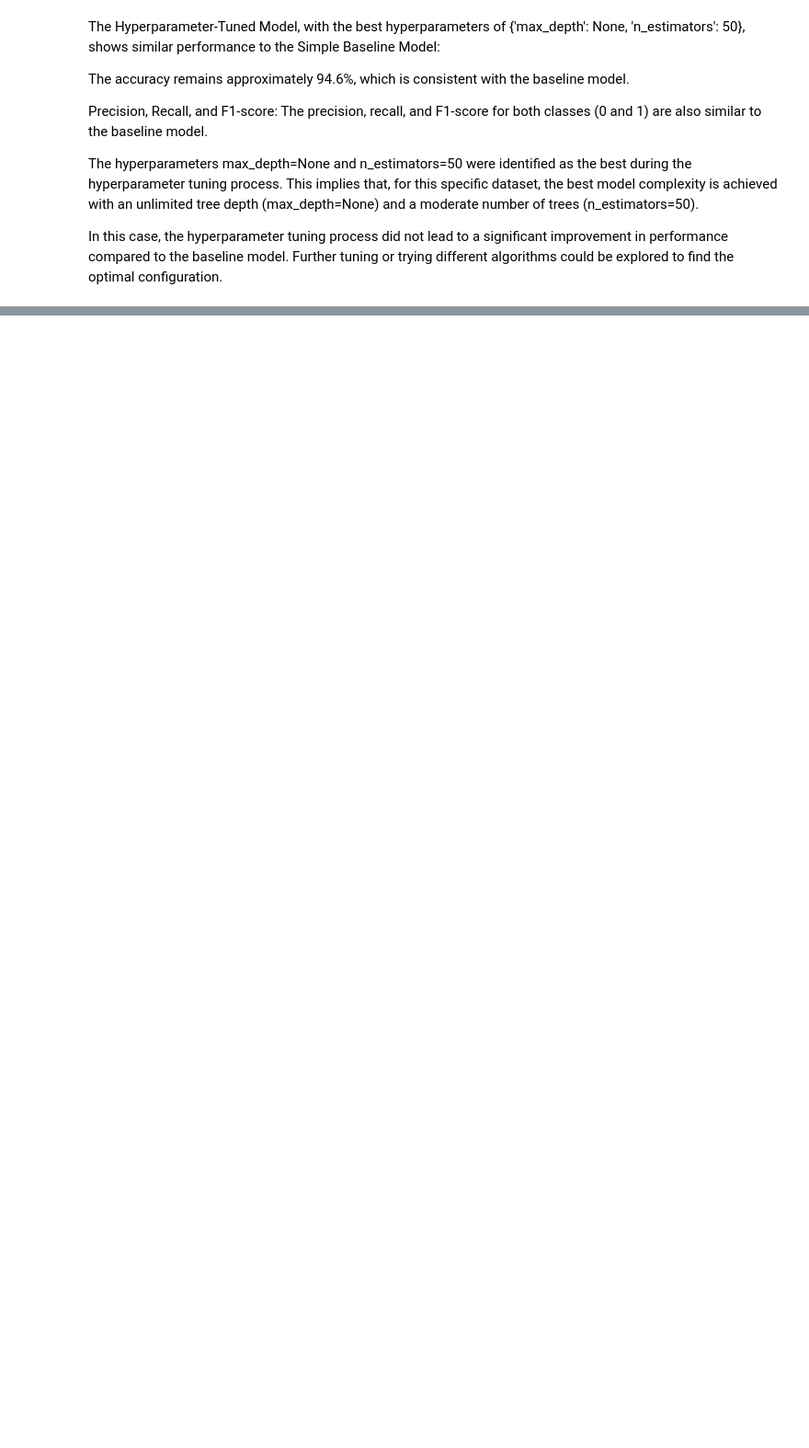
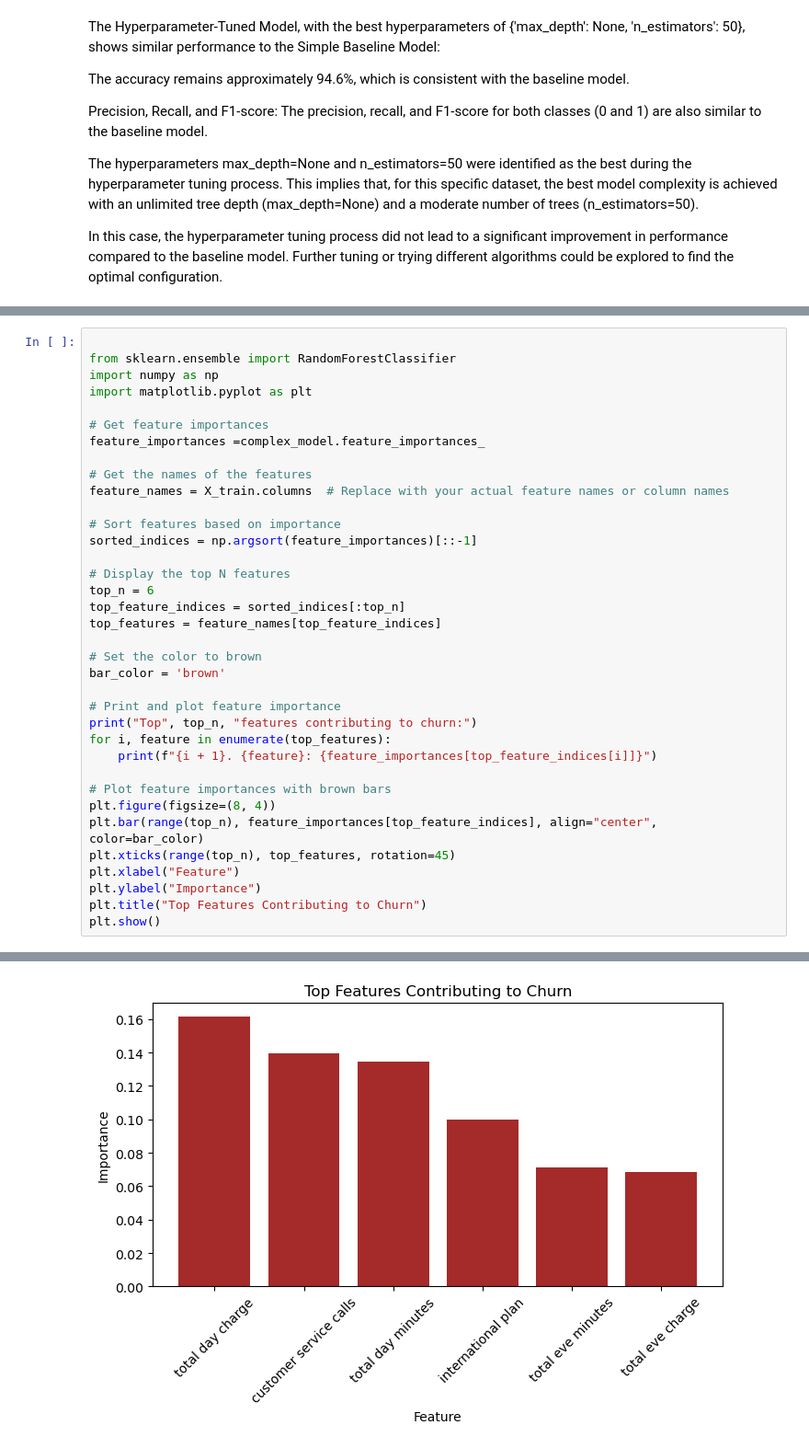
Before and after one commit to Adhiambo254/phase3Project, a Jupyter notebook: index.ipynb, the cells around one changed output, grey strips where cells are left out. Shown: that part at 92% size. Saved outputs shown, nothing was run; the diff lists cells and outputs as text; blank space fills up the shorter version.

```diff
--- a/index.ipynb
+++ b/index.ipynb
@@ -351,0 +424,37 @@ In this case, the hyperparameter tuning process did not lead to a significant im
+# %%
+
+from sklearn.ensemble import RandomForestClassifier
+import numpy as np
+import matplotlib.pyplot as plt
+
+# Get feature importances
+feature_importances =complex_model.feature_importances_
+
+# Get the names of the features
+feature_names = X_train.columns  # Replace with your actual feature names or column names
+
+# Sort features based on importance
+sorted_indices = np.argsort(feature_importances)[::-1]
+
+# Display the top N features
+top_n = 6
+top_feature_indices = sorted_indices[:top_n]
+top_features = feature_names[top_feature_indices]
+
+# Set the color to brown
+bar_color = 'brown'
+
+# Print and plot feature importance
+print("Top", top_n, "features contributing to churn:")
+for i, feature in enumerate(top_features):
+    print(f"{i + 1}. {feature}: {feature_importances[top_feature_indices[i]]}")
+
+# Plot feature importances with brown bars
+plt.figure(figsize=(8, 4))
+plt.bar(range(top_n), feature_importances[top_feature_indices], align="center", color=bar_color)
+plt.xticks(range(top_n), top_features, rotation=45)
+plt.xlabel("Feature")
+plt.ylabel("Importance")
+plt.title("Top Features Contributing to Churn")
+plt.show()
+# %% [output]
@@ -351,0 +468 @@ In this case, the hyperparameter tuning process did not lead to a significant im
+[figure, added]
```
Also changed, not shown: parts of 24 cells of this notebook, 1 other file.
